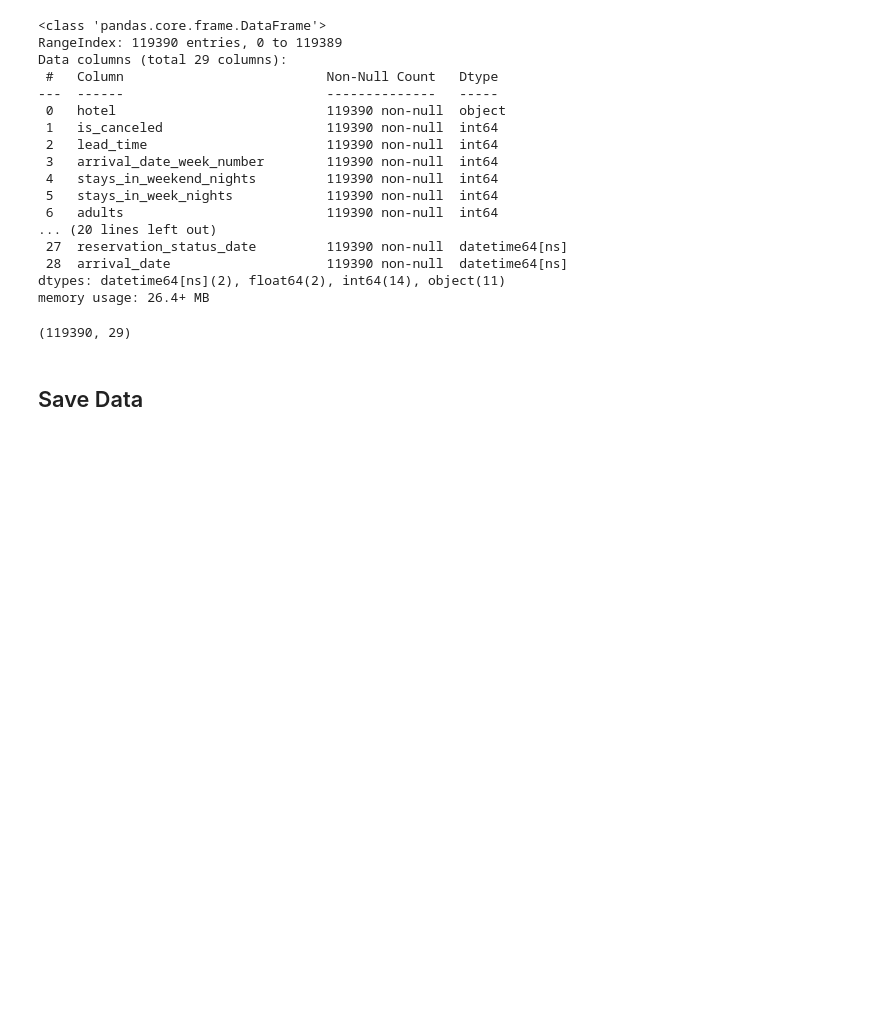
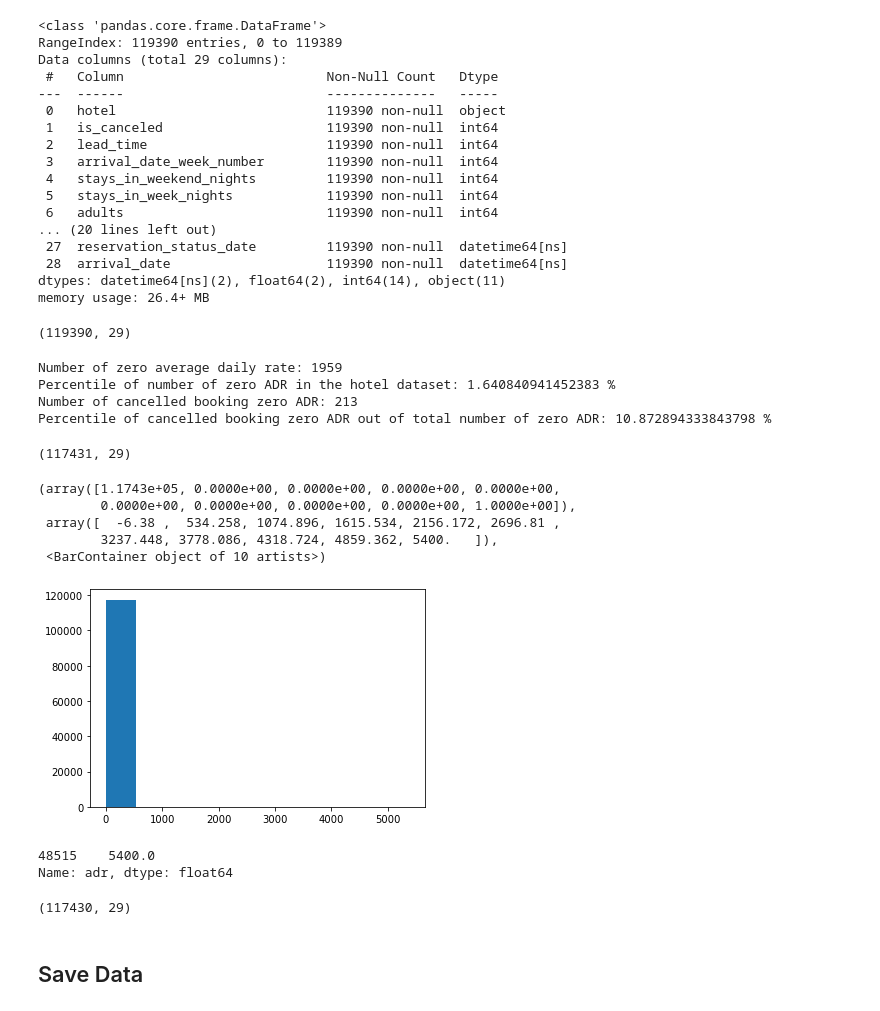
Before and after one commit to asy1113/Springboard_Data_Science, a Jupyter notebook: Capstone2_Hotel_Cancellation/Notebooks/01_data_wrangling_hotel.ipynb, the cells around one changed output. Drawn from its saved outputs; the diff is of its cells as text; code cells hidden in the pictures; blank space fills up the shorter version.

```diff
--- a/Capstone2_Hotel_Cancellation/Notebooks/01_data_wrangling_hotel.ipynb
+++ b/Capstone2_Hotel_Cancellation/Notebooks/01_data_wrangling_hotel.ipynb
@@ -256,3 +315,47 @@ memory usage: 26.4+ MB
 df.shape
 # %% [output]
 (119390, 29)
+# %%
+# Zero Average daily rate doesn't make sense.
+# There are about 1.64% zero adr in the data. I wasn't able to find the meaning of zero ADR,
+# and the volume is not large compared to the whole dataset so decided to drop zero values.
+
+
+adr0 = df[df['adr']==0]
+print('Number of zero average daily rate:', adr0['adr'].count())
+print('Percentile of number of zero ADR in the hotel dataset:', (adr0['adr'].count()/len(df['adr']))*100, '%')
+
+adr0_cancel = adr0[adr0['is_canceled']==1]
+print('Number of cancelled booking zero ADR:', adr0_cancel['is_canceled'].count())
+print('Percentile of cancelled booking zero ADR out of total number of zero ADR:', (213/1959)*100,'%')
+# %% [output]
+Number of zero average daily rate: 1959
+Percentile of number of zero ADR in the hotel dataset: 1.640840941452383 %
+Number of cancelled booking zero ADR: 213
+Percentile of cancelled booking zero ADR out of total number of zero ADR: 10.872894333843798 %
+# %%
+# Dropping zero values in ADR
+
+df = df[df['adr']!=0]
+# %%
+df.shape
+# %% [output]
+(117431, 29)
+# %%
+# Observed outliers in ADR
+
+plt.hist([df['adr']])
+# %% [output]
+(array([1.1743e+05, 0.0000e+00, 0.0000e+00, 0.0000e+00, 0.0000e+00,
+        0.0000e+00, 0.0000e+00, 0.0000e+00, 0.0000e+00, 1.0000e+00]),
+ array([  -6.38 ,  534.258, 1074.896, 1615.534, 2156.172, 2696.81 ,
+        3237.448, 3778.086, 4318.724, 4859.362, 5400.   ]),
+ <BarContainer object of 10 artists>)
+[figure, added]
+# %%
+# ADR price greater than 1000, there is one value which looks like an outlier
+
+df[df.adr > 1000]['adr']
+# %% [output]
+48515    5400.0
+Name: adr, dtype: float64
@@ -259,3 +366,7 @@ df.shape
+# %%
+df.shape
+# %% [output]
+(117430, 29)
 # %% [markdown]
 ## Save Data<a id='1.6_Save_Data'></a>
 # %%
```
Also changed, not shown: parts of 11 cells of this notebook, 2 other files.
